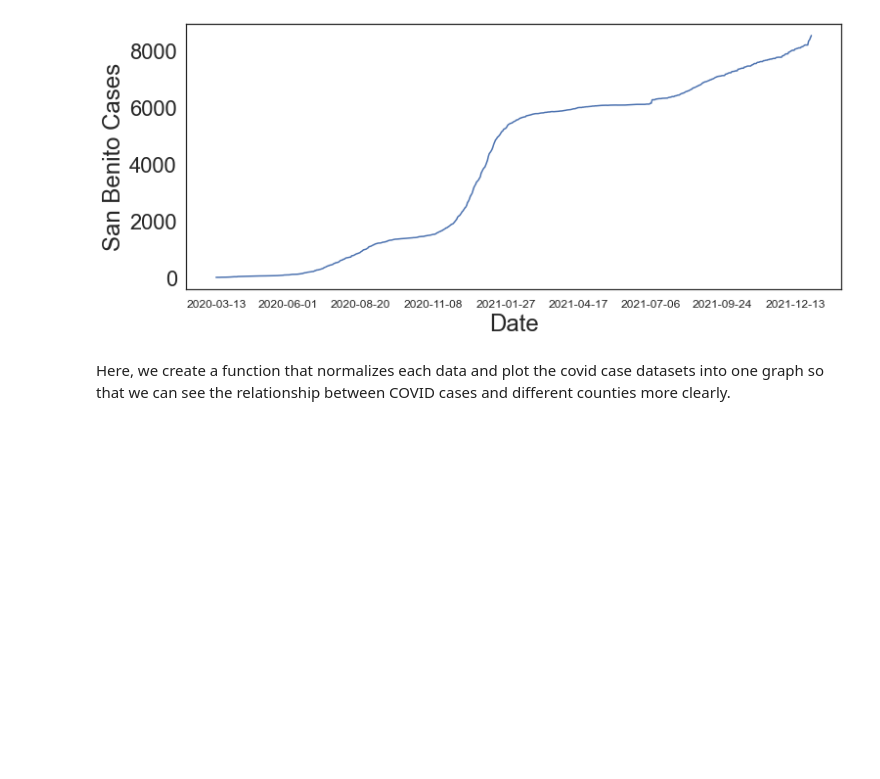
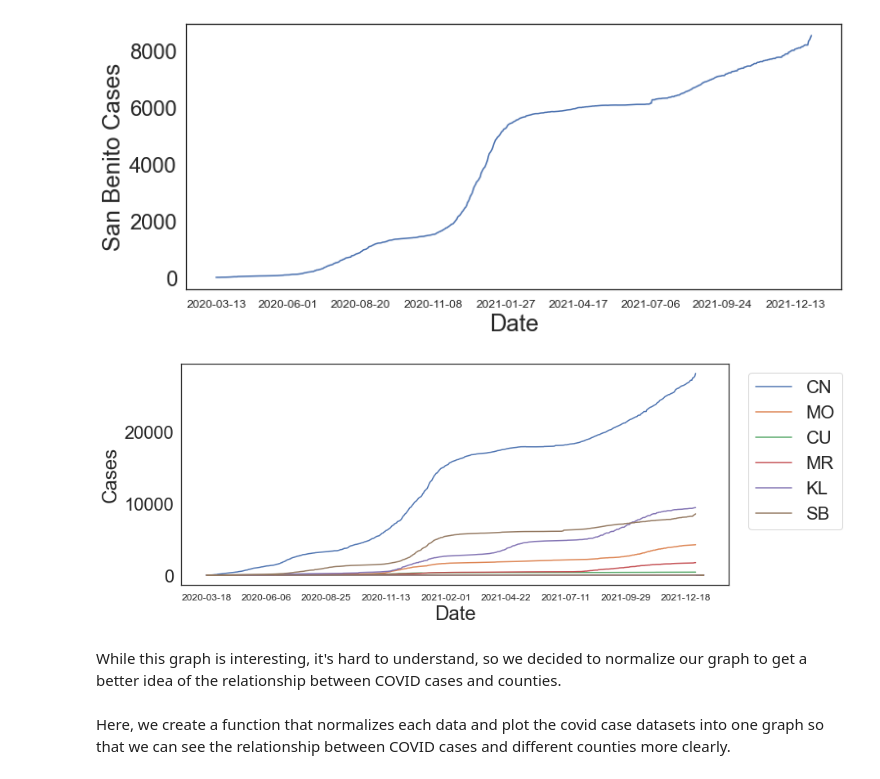
Before and after one commit to mqdhilla/COGS108_Repo, a Jupyter notebook: FinalProjectGroup043-Wi22.ipynb, the cells around one changed output. Saved outputs shown, nothing was run; the diff lists cells and outputs as text; code cells hidden in the pictures; blank space fills up the shorter version.

```diff
--- a/FinalProjectGroup043-Wi22.ipynb
+++ b/FinalProjectGroup043-Wi22.ipynb
@@ -1269,6 +1287,23 @@ plt.xticks(fontsize=12)
 plt.show()
 # %% [output]
 [figure]
+# %%
+plt.plot(df_covid_cases_CN['Date'], df_covid_cases_CN['Cases'], label='CN')
+plt.plot(df_covid_cases_MO['Date'], df_covid_cases_MO['Cases'], label='MO')
+plt.plot(df_covid_cases_CU['Date'], df_covid_cases_CU['Cases'], label='CU')
+plt.plot(df_covid_cases_MR['Date'], df_covid_cases_MR['Cases'], label='MR')
+plt.plot(df_covid_cases_KL['Date'], df_covid_cases_KL['Cases'], label='KL')
+plt.plot(df_covid_cases_SB['Date'], df_covid_cases_SB['Cases'], label='SB')
+plt.xlabel('Date')
+plt.ylabel('Cases')
+plt.xticks(np.arange(0,670,step=80))
+plt.xticks(fontsize=12)
+plt.legend(bbox_to_anchor=(1.02, 1))
+plt.show()
+# %% [output]
+[figure, added]
+# %% [markdown]
+While this graph is interesting, it's hard to understand, so we decided to normalize our graph to get a better idea of the relationship between COVID cases and counties.
 # %% [markdown]
 Here, we create a function that normalizes each data and plot the covid case datasets into one graph so that we can see the relationship between COVID cases and different counties more clearly.
 # %%
```
Also changed, not shown: parts of 19 cells of this notebook.
